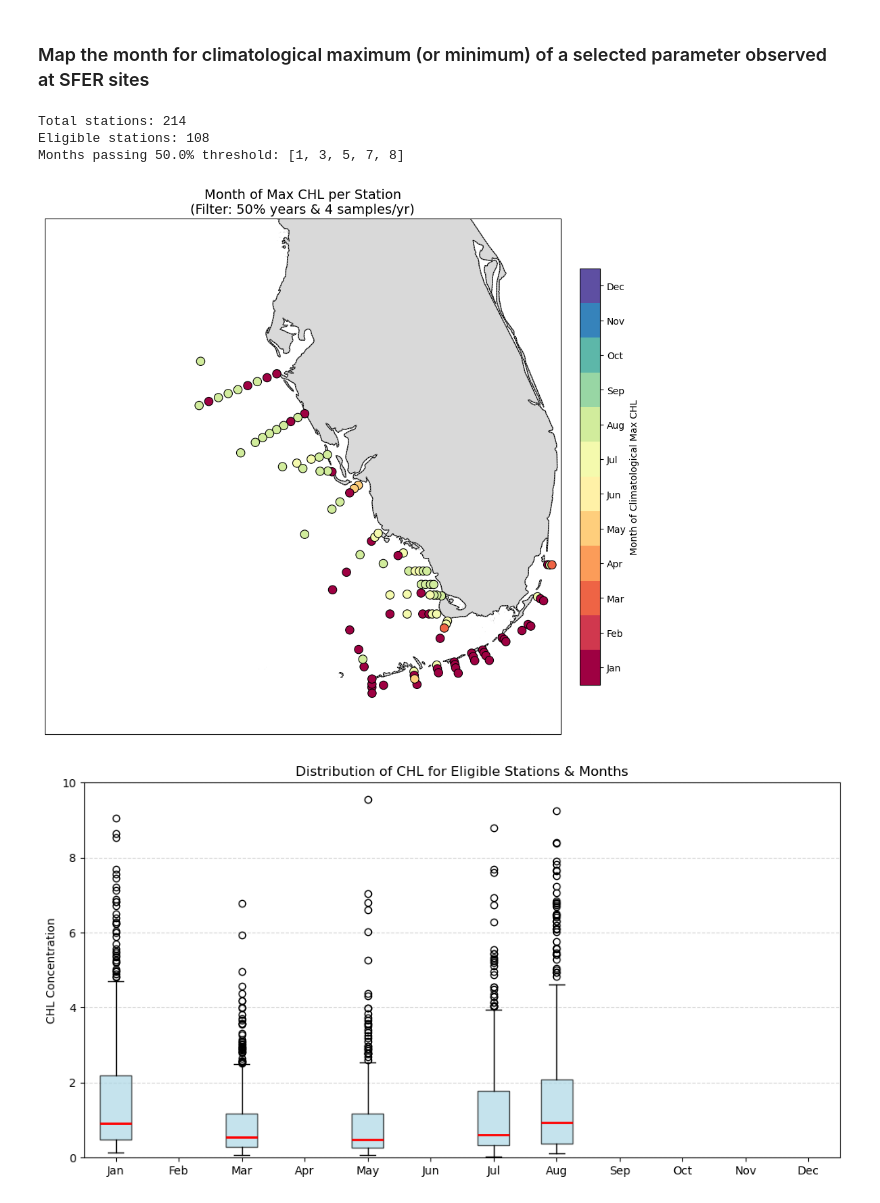
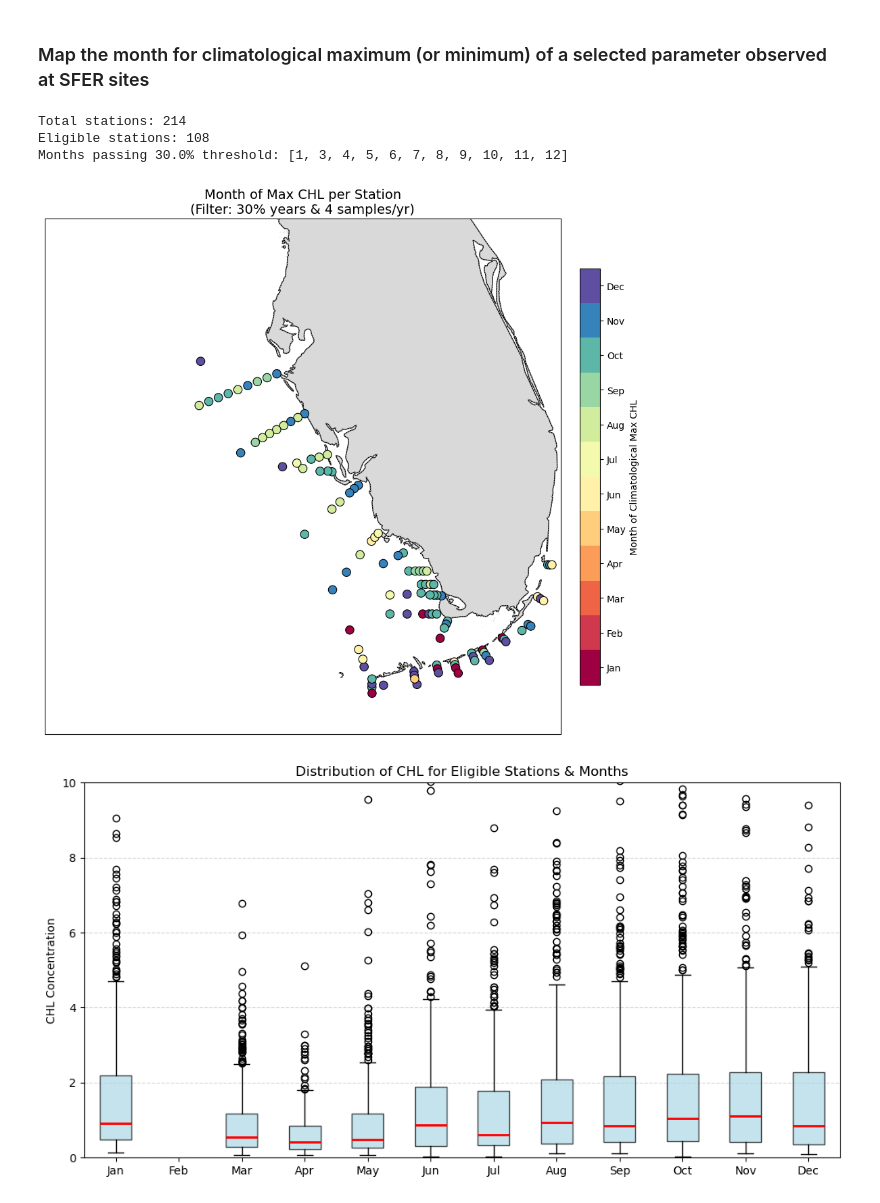
Before and after one commit to eqmh/plankton_imaging, a Jupyter notebook: satellite_data/chla_phenology.ipynb, the cells around one changed output. Saved outputs shown, nothing was run; the diff lists cells and outputs as text; code cells hidden in the pictures.

Commit message:
Change plotting and mapping params

```diff
--- a/satellite_data/chla_phenology.ipynb
+++ b/satellite_data/chla_phenology.ipynb
@@ -825,7 +825,7 @@ import cartopy.feature as cfeature
 # --- 1. SETTINGS & PARAMETERS ---
 target_param = 'chl'
 analysis_type = 'max'
-year_threshold = 0.5
+year_threshold = 0.3
 min_samples_per_year = 4
 lat_min, lat_max = 24, 29
 lon_min, lon_max = -85.0, -80.0
@@ -918,33 +918,33 @@ sc = ax.scatter(df_map['lon'], df_map['lat'], c=df_map['event_month'],
                 s=80, cmap=cmap, vmin=0.5, vmax=12.5,
                 edgecolors='black', linewidth=0.8, transform=ccrs.PlateCarree(), zorder=3)
 
 cbar = plt.colorbar(sc, ax=ax, ticks=range(1, 13), pad=0.03, shrink=0.8)
 cbar.set_ticklabels(['Jan', 'Feb', 'Mar', 'Apr', 'May', 'Jun', 'Jul', 'Aug', 'Sep', 'Oct', 'Nov', 'Dec'])
 cbar.set_label(f'Month of Climatological {analysis_type.capitalize()} {target_param.upper()}')
 
 plt.title(f'Month of {analysis_type.capitalize()} {target_param.upper()} per Station\n'
           f'(Filter: {int(year_threshold*100)}% years & {min_samples_per_year} samples/yr)', fontsize=14)
 
 plt.show()
 
 # --- 6. BOXPLOT FOR ELIGIBLE DATA ---
 months_labels = ['Jan', 'Feb', 'Mar', 'Apr', 'May', 'Jun', 'Jul', 'Aug', 'Sep', 'Oct', 'Nov', 'Dec']
 # Only include data for the valid months in the boxplot; others will be empty
 data_for_boxplot = [df_eligible[df_eligible['month'] == m][target_param].values if m in valid_months else [] for m in range(1, 13)]
 
 plt.figure(figsize=(12, 6))
 plt.boxplot(data_for_boxplot, labels=months_labels, patch_artist=True,
             boxprops=dict(facecolor='lightblue', alpha=0.7),
             medianprops=dict(color='red', linewidth=2))
 plt.title(f'Distribution of {target_param.upper()} for Eligible Stations & Months')
 plt.ylabel(f'{target_param.upper()} Concentration')
 plt.ylim(0, 10)
 # plt.yscale('log')
 plt.grid(axis='y', linestyle='--', alpha=0.5)
 plt.show()
 # %% [output]
 Total stations: 214
 Eligible stations: 108
-Months passing 50.0% threshold: [1, 3, 5, 7, 8]
+Months passing 30.0% threshold: [1, 3, 4, 5, 6, 7, 8, 9, 10, 11, 12]
-[figure, old version]
+[figure, new version]
-[figure, old version]
+[figure, new version]
```
